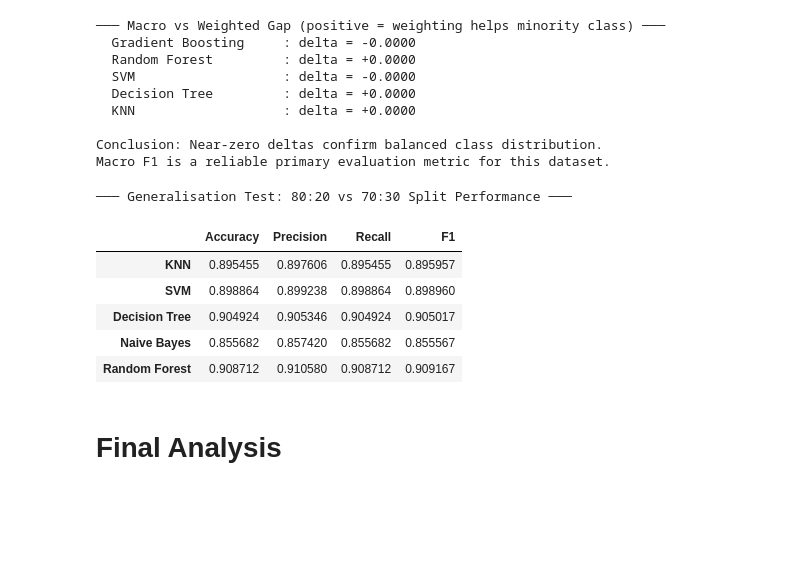
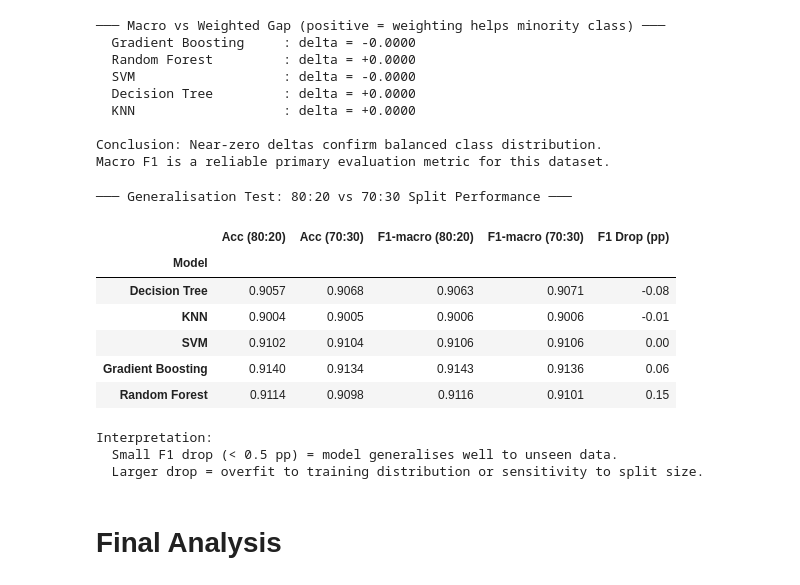
Before and after one commit to naveenranjolkar-maker/Bits_pilani, a Jupyter notebook: PS3.ipynb, the cells around one changed output. Saved outputs shown, nothing was run; the diff lists cells and outputs as text; code cells hidden in the pictures; blank space fills up the shorter version.

Commit message:
Add: generalisation check

```diff
--- a/PS3.ipynb
+++ b/PS3.ipynb
@@ -1395,16 +1395,42 @@ print("Macro F1 is a reliable primary evaluation metric for this dataset.")
 Conclusion: Near-zero deltas confirm balanced class distribution.
 Macro F1 is a reliable primary evaluation metric for this dataset.
 # %%
-results_df = pd.DataFrame(model_results).T
-results_df
+### 5.4 Generalisation Check — 70:30 Split Comparison
+
+print("─── Generalisation Test: 80:20 vs 70:30 Split Performance ───\n")
+gen_results = []
+for name, model in tuned_models.items():
+    model_clone = clone(model)
+    model_clone.fit(X_train_70, y_train_70)
+    preds_30 = model_clone.predict(X_test_30)
+    row = {
+        'Model':             name,
+        'Acc (80:20)':       eval_df.loc[name, 'Accuracy'],
+        'Acc (70:30)':       accuracy_score(y_test_30, preds_30),
+        'F1-macro (80:20)':  eval_df.loc[name, 'F1 (macro)'],
+        'F1-macro (70:30)':  f1_score(y_test_30, preds_30, average='macro'),
+    }
+    row['F1 Drop (pp)'] = round((row['F1-macro (80:20)'] - row['F1-macro (70:30)']) * 100, 2)
+    gen_results.append(row)
+
+gen_df = pd.DataFrame(gen_results).set_index('Model').sort_values('F1 Drop (pp)')
+display(gen_df.round(4))
+
+print("\nInterpretation:")
+print("  Small F1 drop (< 0.5 pp) = model generalises well to unseen data.")
+print("  Larger drop = overfit to training distribution or sensitivity to split size.")
 # %% [output]
 ─── Generalisation Test: 80:20 vs 70:30 Split Performance ───
-|  | Accuracy | Precision | Recall | F1 |
-| KNN | 0.895455 | 0.897606 | 0.895455 | 0.895957 |
-| SVM | 0.898864 | 0.899238 | 0.898864 | 0.898960 |
-| Decision Tree | 0.904924 | 0.905346 | 0.904924 | 0.905017 |
-| Naive Bayes | 0.855682 | 0.857420 | 0.855682 | 0.855567 |
-| Random Forest | 0.908712 | 0.910580 | 0.908712 | 0.909167 |
+|  | Acc (80:20) | Acc (70:30) | F1-macro (80:20) | F1-macro (70:30) | F1 Drop (pp) |
+| Model |  |  |  |  |  |
+| Decision Tree | 0.9057 | 0.9068 | 0.9063 | 0.9071 | -0.08 |
+| KNN | 0.9004 | 0.9005 | 0.9006 | 0.9006 | -0.01 |
+| SVM | 0.9102 | 0.9104 | 0.9106 | 0.9106 | 0.00 |
+| Gradient Boosting | 0.9140 | 0.9134 | 0.9143 | 0.9136 | 0.06 |
+| Random Forest | 0.9114 | 0.9098 | 0.9116 | 0.9101 | 0.15 |
+Interpretation:
+  Small F1 drop (< 0.5 pp) = model generalises well to unseen data.
+  Larger drop = overfit to training distribution or sensitivity to split size.
 # %% [markdown]
 # Final Analysis
 # %% [markdown]
```
